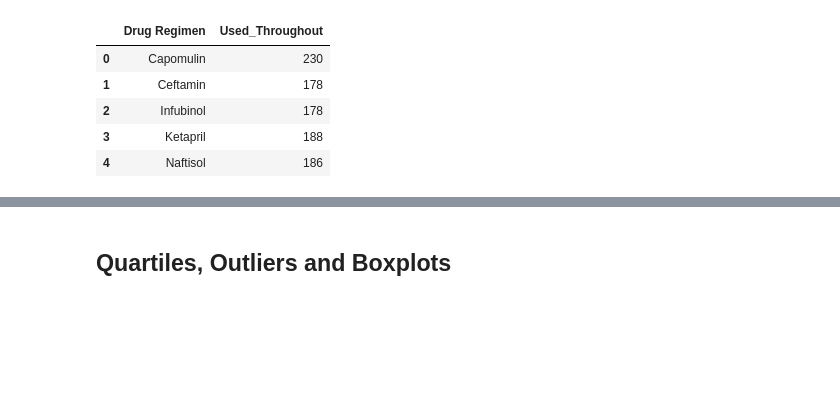
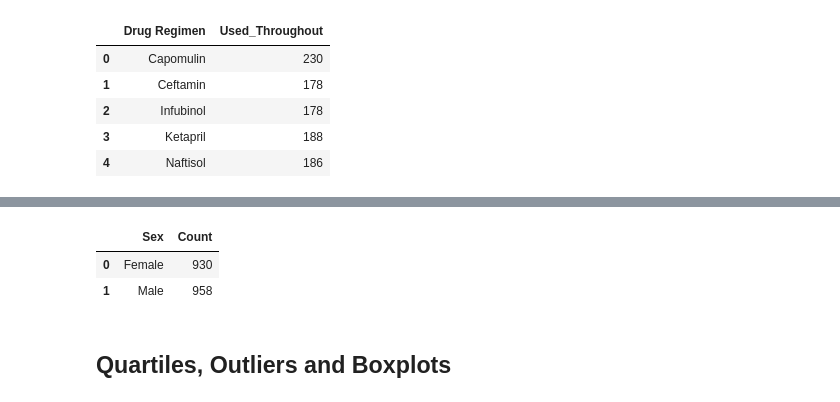
Before and after one commit to JAlvarado23A/matplotlib_mouse_analysis, a Jupyter notebook: Matplotlib_mouse_analysis.ipynb, the cells around one changed output, grey strips where cells are left out. Cells and saved outputs as stored; diff of their text form; code cells hidden in the pictures; blank space fills up the shorter version.

```diff
--- a/Matplotlib_mouse_analysis.ipynb
+++ b/Matplotlib_mouse_analysis.ipynb
@@ -136,3 +151,11 @@ plt.show()
+# %%
+male_female_df = male_female_df.rename(columns = {"Mouse ID": "Count"})
+male_female_df.columns = male_female_df.columns.droplevel(1)
+male_female_df.head()
+# %% [output]
+|  | Sex | Count |
+| 0 | Female | 930 |
+| 1 | Male | 958 |
 # %%
 # Generate a pie plot showing the distribution of female versus male mice using pandas
 # %%
```
Also changed, not shown: parts of 3 cells of this notebook.
